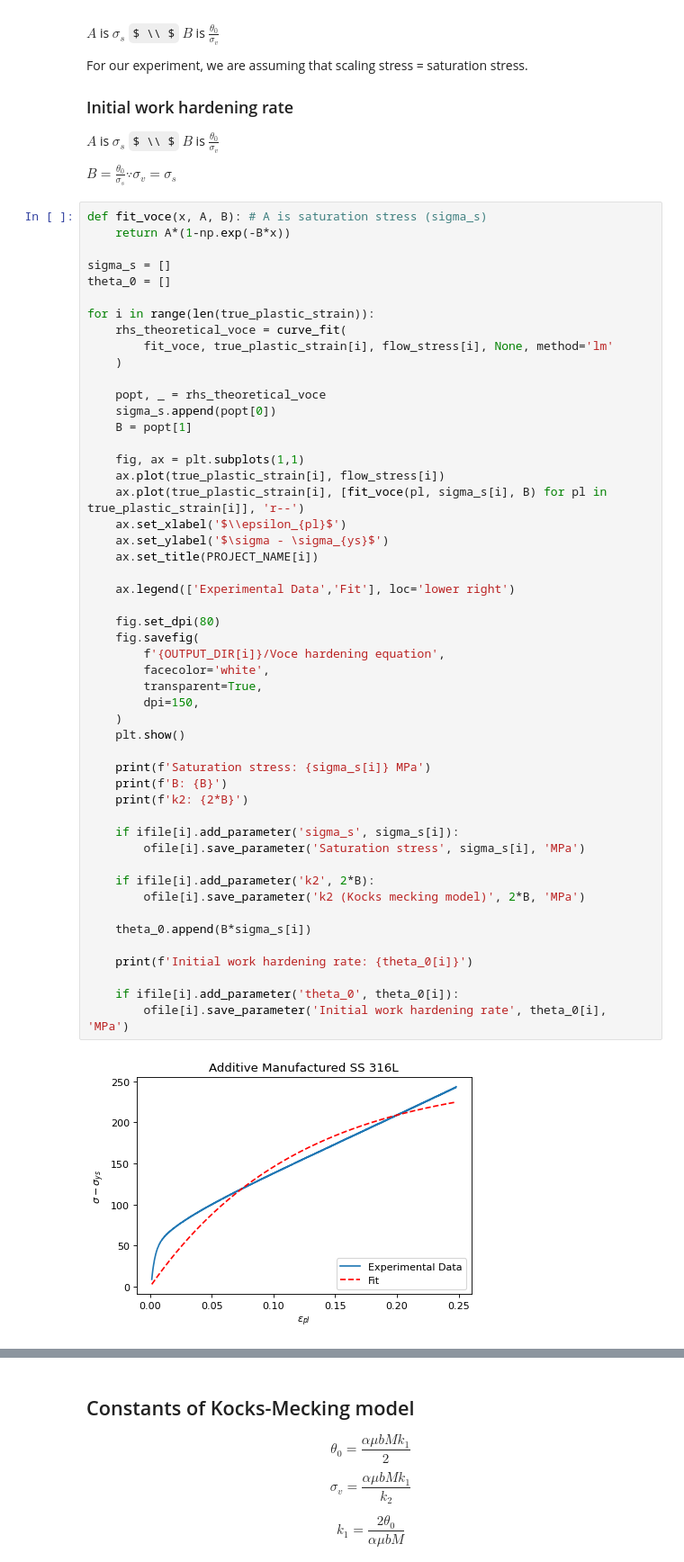
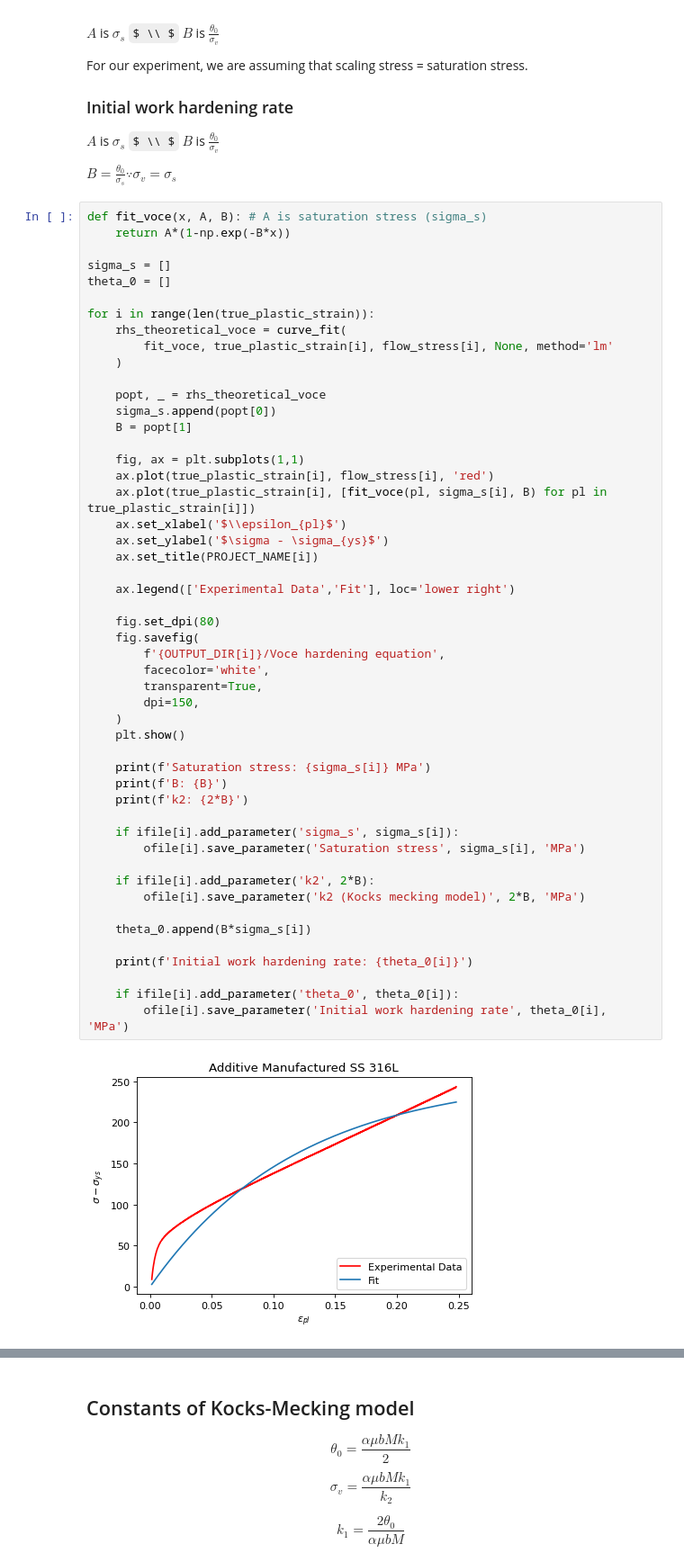
Before and after one commit to algomaster99/meta-btp, a Jupyter notebook: work_hardening_analysis.ipynb, the cells around one changed output, grey strips where cells are left out. Shown at 90% size. Saved outputs shown, nothing was run; the diff lists cells and outputs as text; some formulas as TeX source.

Commit message:
Change colour of Voce hardening curve
Signed-off-by: Aman Sharma <mannu.poski10@gmail.com>

```diff
--- a/work_hardening_analysis.ipynb
+++ b/work_hardening_analysis.ipynb
@@ -152,41 +152,41 @@ for i in range(len(true_plastic_strain)):
     B = popt[1]
 
     fig, ax = plt.subplots(1,1)
-    ax.plot(true_plastic_strain[i], flow_stress[i])
-    ax.plot(true_plastic_strain[i], [fit_voce(pl, sigma_s[i], B) for pl in true_plastic_strain[i]], 'r--')
+    ax.plot(true_plastic_strain[i], flow_stress[i], 'red')
+    ax.plot(true_plastic_strain[i], [fit_voce(pl, sigma_s[i], B) for pl in true_plastic_strain[i]])
     ax.set_xlabel('$\\epsilon_{pl}$')
     ax.set_ylabel('$\sigma - \sigma_{ys}$')
     ax.set_title(PROJECT_NAME[i])
 
     ax.legend(['Experimental Data','Fit'], loc='lower right')
 
     fig.set_dpi(80)
     fig.savefig(
         f'{OUTPUT_DIR[i]}/Voce hardening equation',
         facecolor='white',
         transparent=True,
         dpi=150,
     )
     plt.show()
 
     print(f'Saturation stress: {sigma_s[i]} MPa')
     print(f'B: {B}')
     print(f'k2: {2*B}')
 
     if ifile[i].add_parameter('sigma_s', sigma_s[i]):
         ofile[i].save_parameter('Saturation stress', sigma_s[i], 'MPa')
 
     if ifile[i].add_parameter('k2', 2*B):
         ofile[i].save_parameter('k2 (Kocks mecking model)', 2*B, 'MPa')
 
     theta_0.append(B*sigma_s[i])
 
     print(f'Initial work hardening rate: {theta_0[i]}')
 
     if ifile[i].add_parameter('theta_0', theta_0[i]):
         ofile[i].save_parameter('Initial work hardening rate', theta_0[i], 'MPa')
 # %% [output]
-[figure, old version]
+[figure, new version]
 Saturation stress: 256.57847884397336 MPa
 B: 8.40806385833051
 k2: 16.81612771666102
```
Also changed, not shown: parts of 1 cell of this notebook.
